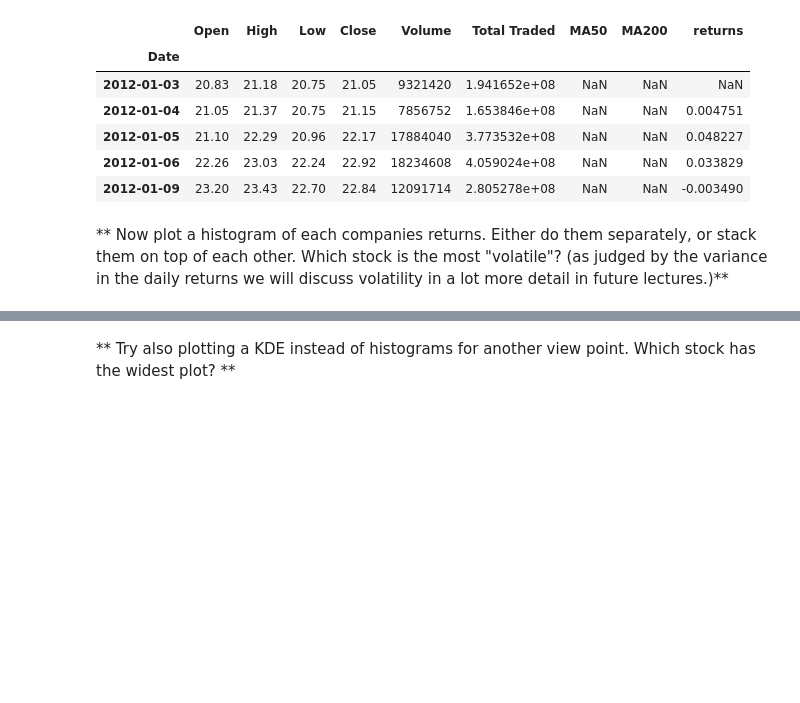
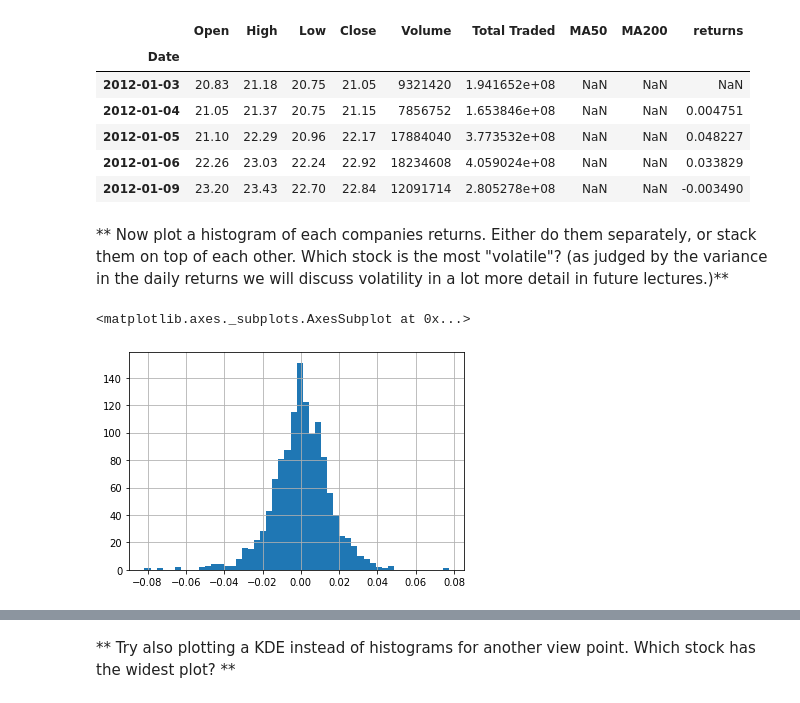
Before and after one commit to drachum/data-science-playground, a Jupyter notebook: python-finances/07-Stock-Market-Analysis-Capstone-Project/Stock Market Analysis Project.ipynb, the cells around one changed output, grey strips where cells are left out. Drawn from its saved outputs; the diff is of its cells as text; code cells hidden in the pictures; blank space fills up the shorter version.

```diff
--- a/python-finances/07-Stock-Market-Analysis-Capstone-Project/Stock Market Analysis Project.ipynb
+++ b/python-finances/07-Stock-Market-Analysis-Capstone-Project/Stock Market Analysis Project.ipynb
@@ -297,0 +261,9 @@ This defines r_t (return at time t) as equal to the price at time t divided by t
+# %%
+tsla["Returns"] = tsla["Close"]/tsla["Close"].shift(1) -1
+tsla.head()
+
+ford["Returns"] = ford["Close"]/ford["Close"].shift(1) -1
+ford.head()
+
+gm["Returns"] = gm["Close"]/gm["Close"].shift(1) -1
+gm.head()
@@ -306,3 +286,8 @@ This defines r_t (return at time t) as equal to the price at time t divided by t
 | 2012-01-09 | 23.20 | 23.43 | 22.70 | 22.84 | 12091714 | 2.805278e+08 | NaN | NaN | -0.003490 |
 # %% [markdown]
 ** Now plot a histogram of each companies returns. Either do them separately, or stack them on top of each other. Which stock is the most "volatile"? (as judged by the variance in the daily returns we will discuss volatility in a lot more detail in future lectures.)**
+# %%
+ford["Returns"].hist(bins=50)
+# %% [output]
+<matplotlib.axes._subplots.AxesSubplot at 0x...>
+[figure, added]
```
Also changed, not shown: parts of 22 cells of this notebook.
